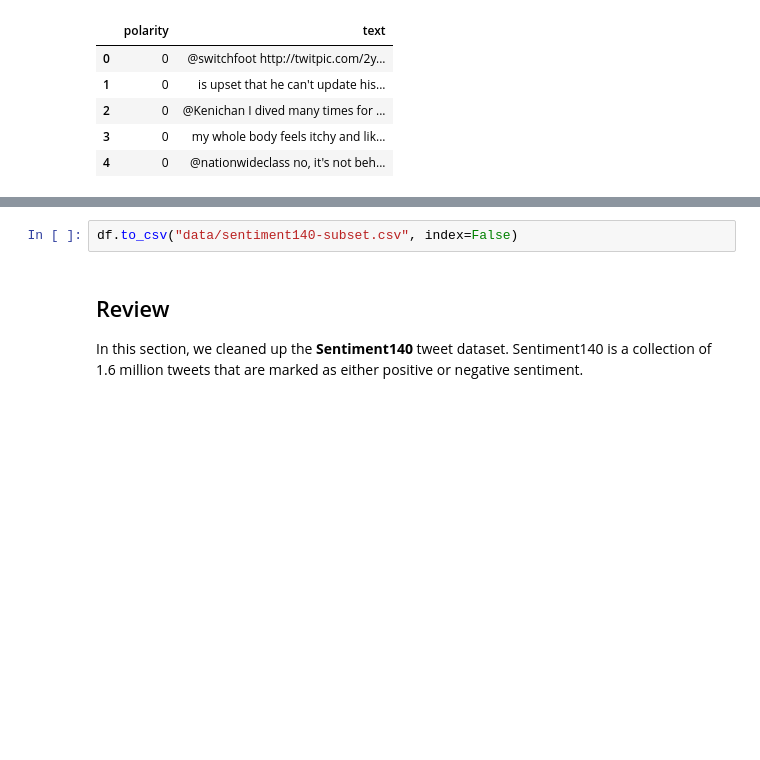
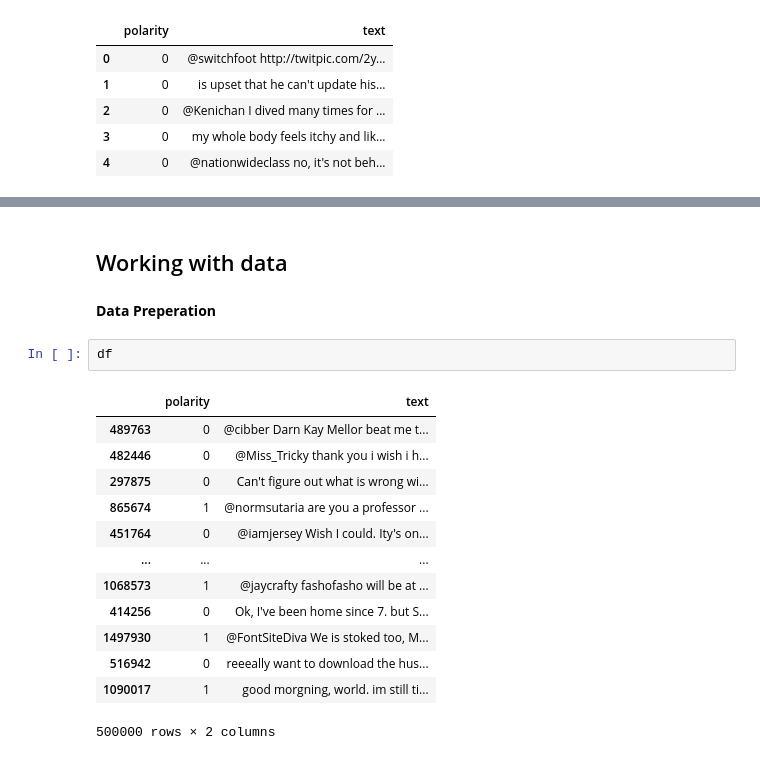
Before and after one commit to tomheyden/ATIT2-22, a Jupyter notebook: investigating-sentiment-analysis/notebooks/Cleaning the Sentiment140 data.ipynb, the cells around one changed output, grey strips where cells are left out. Drawn from its saved outputs; the diff is of its cells as text; blank space fills up the shorter version.

```diff
--- a/investigating-sentiment-analysis/notebooks/Cleaning the Sentiment140 data.ipynb
+++ b/investigating-sentiment-analysis/notebooks/Cleaning the Sentiment140 data.ipynb
@@ -115,7 +72,21 @@ df.polarity.value_counts()
 Name: polarity, dtype: int64
-# %%
-df.to_csv("data/sentiment140-subset.csv", index=False)
-# %% [markdown]
-## Review
-
-In this section, we cleaned up the **Sentiment140** tweet dataset. Sentiment140 is a collection of 1.6 million tweets that are marked as either positive or negative sentiment.
+# %% [markdown]
+## Working with data
+# %% [markdown]
+**Data Preperation**
+# %%
+df
+# %% [output]
+|  | polarity | text |
+| 489763 | 0 | @cibber Darn Kay Mellor beat me t... |
+| 482446 | 0 | @Miss_Tricky thank you i wish i h... |
+| 297875 | 0 | Can't figure out what is wrong wi... |
+| 865674 | 1 | @normsutaria are you a professor ... |
+| 451764 | 0 | @iamjersey Wish I could. Ity's on... |
+| ... | ... | ... |
+| 1068573 | 1 | @jaycrafty fashofasho will be at ... |
+| 414256 | 0 | Ok, I've been home since 7. but S... |
+| 1497930 | 1 | @FontSiteDiva We is stoked too, M... |
+| 516942 | 0 | reeeally want to download the hus... |
+| 1090017 | 1 | good morgning, world. im still ti... |
+500000 rows × 2 columns
```
Also changed, not shown: parts of 23 cells of this notebook.
